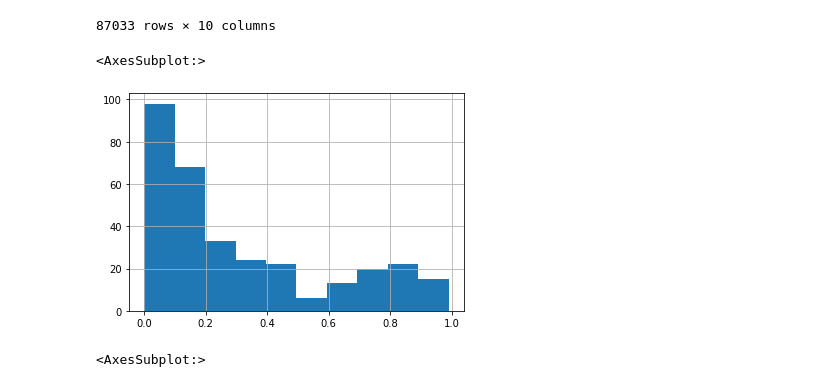
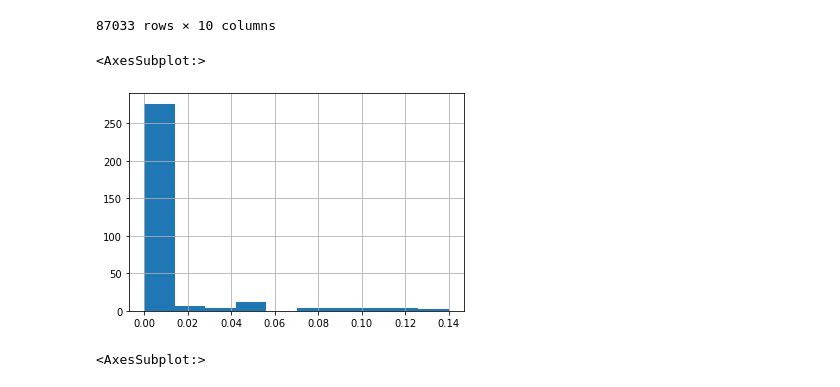
Before and after one commit to rogeriochaves/forecaster, a Jupyter notebook: pymc3.ipynb, the cells around one changed output. Drawn from its saved outputs; the diff is of its cells as text; code cells hidden in the pictures.

```diff
--- a/pymc3.ipynb
+++ b/pymc3.ipynb
@@ -83,11 +83,11 @@ hourly
 | 94224 | 123684 | 2021-05-09 20:00:00 | hourly | 0 | Cairo | Partly Cloudy | 0.02 | 29.0 | ... |
 87033 rows × 10 columns
 # %%
-slice_ = hourly[(hourly.city == "Amsterdam") & (hourly.forecast_delta == 8)]
+slice_ = hourly[(hourly.city == "Cairo") & (hourly.forecast_delta == 8)]
 slice_['precipitation'].hist()
 # %% [output]
 <AxesSubplot:>
-[figure, old version]
+[figure, new version]
 # %%
 slice_ = hourly[(hourly.city == "Amsterdam") & (hourly.forecast_delta == 0)]
 slice_['precipitation'].hist()
```
Also changed, not shown: parts of 5 cells of this notebook, 1 other file.
